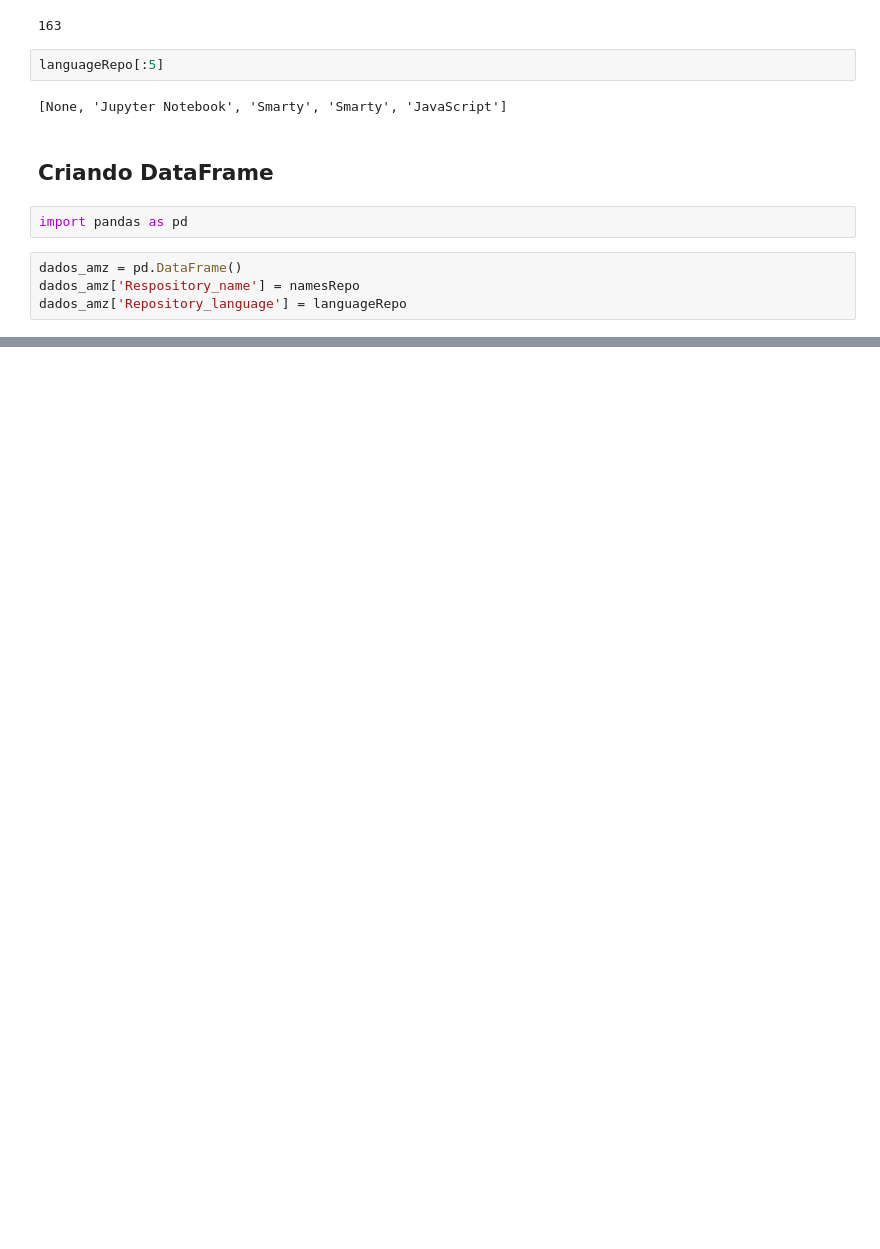
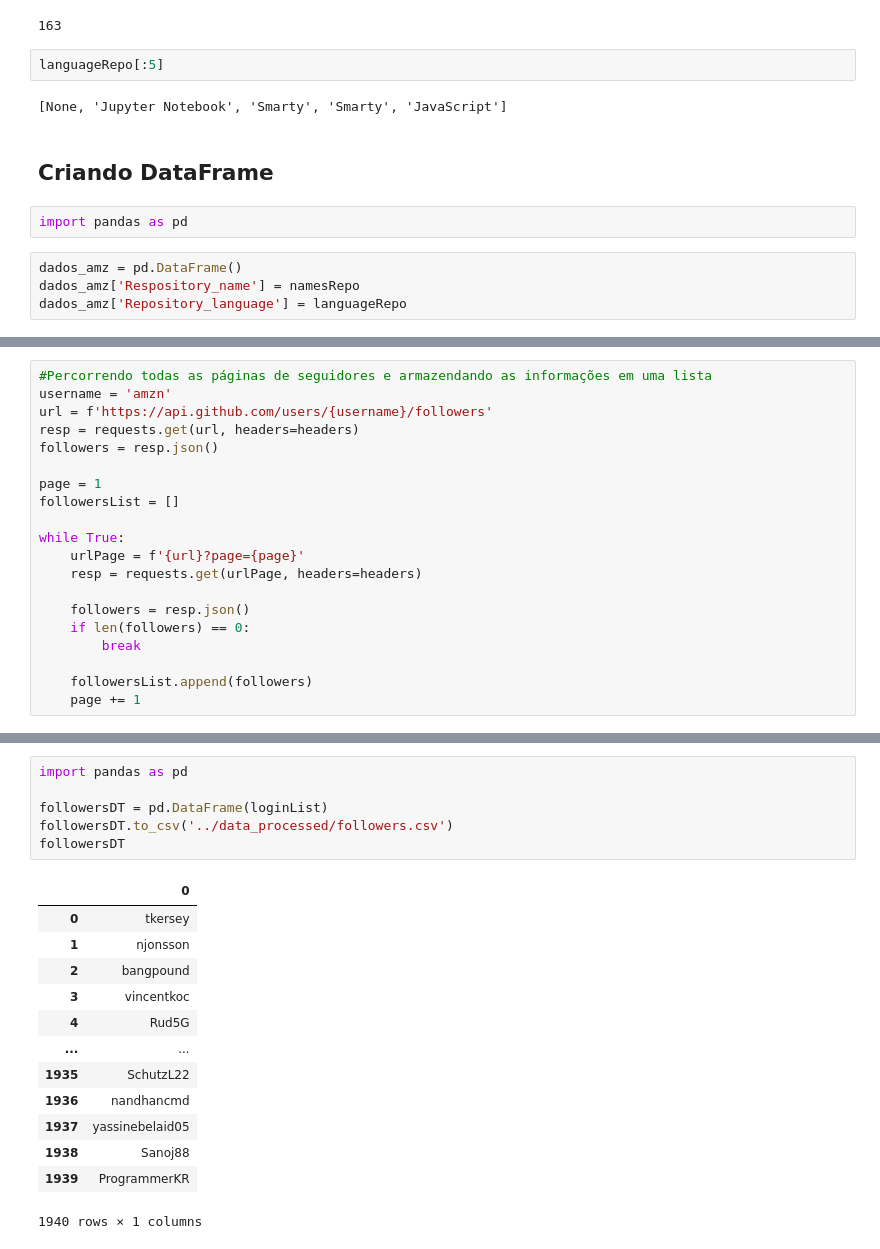
Before and after one commit to jailtonmonteiro/projeto_requests, a Jupyter notebook: notebooks/exploracao.ipynb, the cells around one changed output, grey strips where cells are left out. Drawn from its saved outputs; the diff is of its cells as text; blank space fills up the shorter version.

```diff
--- a/notebooks/exploracao.ipynb
+++ b/notebooks/exploracao.ipynb
@@ -164,0 +181,20 @@ dados_amz['Repository_language'] = languageRepo
+# %%
+#Percorrendo todas as páginas de seguidores e armazendando as informações em uma lista
+username = 'amzn'
+url = f'https://api.github.com/users/{username}/followers'
+resp = requests.get(url, headers=headers)
+followers = resp.json()
+
+page = 1
+followersList = []
+
+while True:
+    urlPage = f'{url}?page={page}'
+    resp = requests.get(urlPage, headers=headers)
+
+    followers = resp.json()
+    if len(followers) == 0:
+        break
+
+    followersList.append(followers)
+    page += 1
@@ -164,0 +211,20 @@ dados_amz['Repository_language'] = languageRepo
+# %%
+import pandas as pd
+
+followersDT = pd.DataFrame(loginList)
+followersDT.to_csv('../data_processed/followers.csv')
+followersDT
+# %% [output]
+|  | 0 |
+| 0 | tkersey |
+| 1 | njonsson |
+| 2 | bangpound |
+| 3 | vincentkoc |
+| 4 | Rud5G |
+| ... | ... |
+| 1935 | SchutzL22 |
+| 1936 | nandhancmd |
+| 1937 | yassinebelaid05 |
+| 1938 | Sanoj88 |
+| 1939 | ProgrammerKR |
+1940 rows × 1 columns
```
Also changed, not shown: parts of 6 cells of this notebook, 1 other file.
